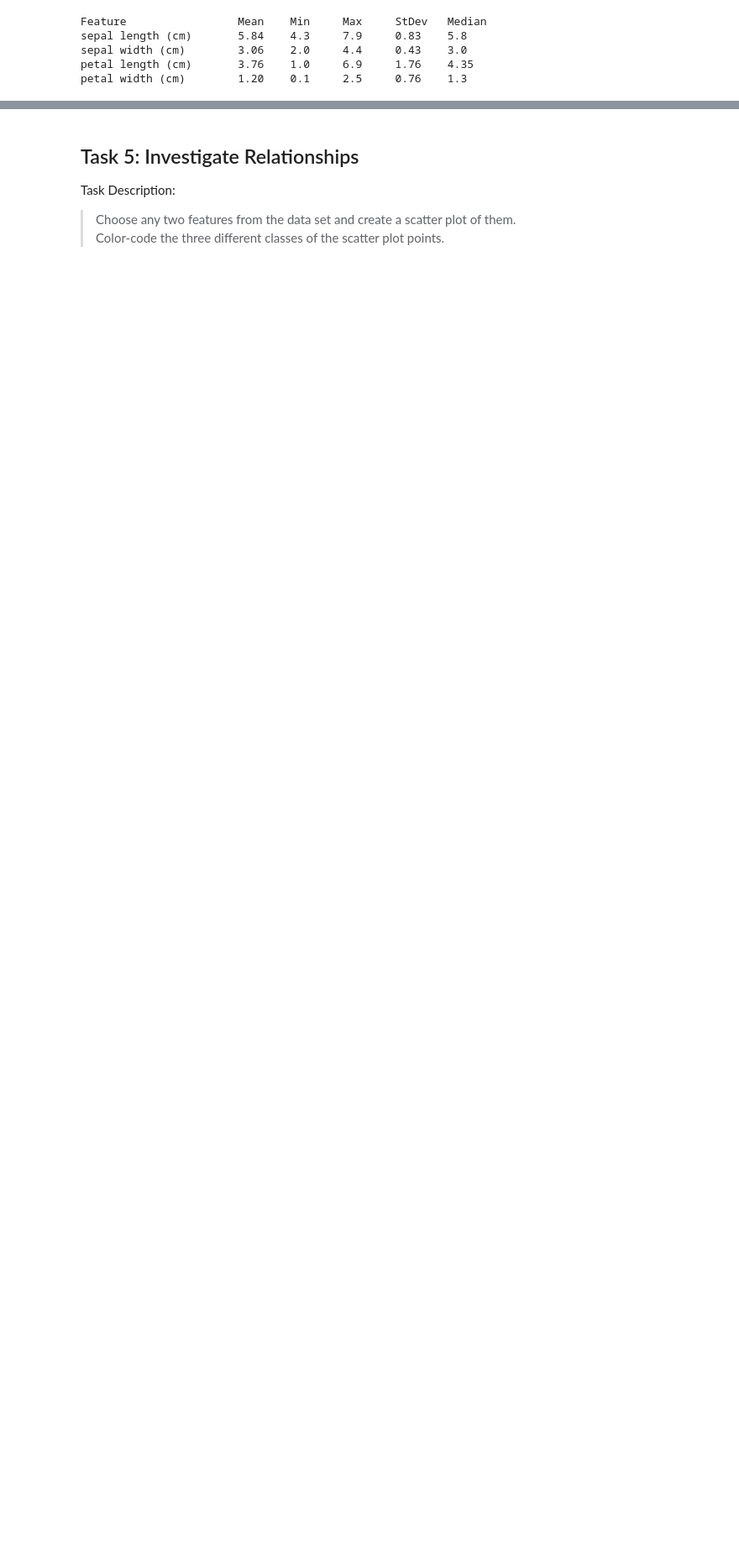
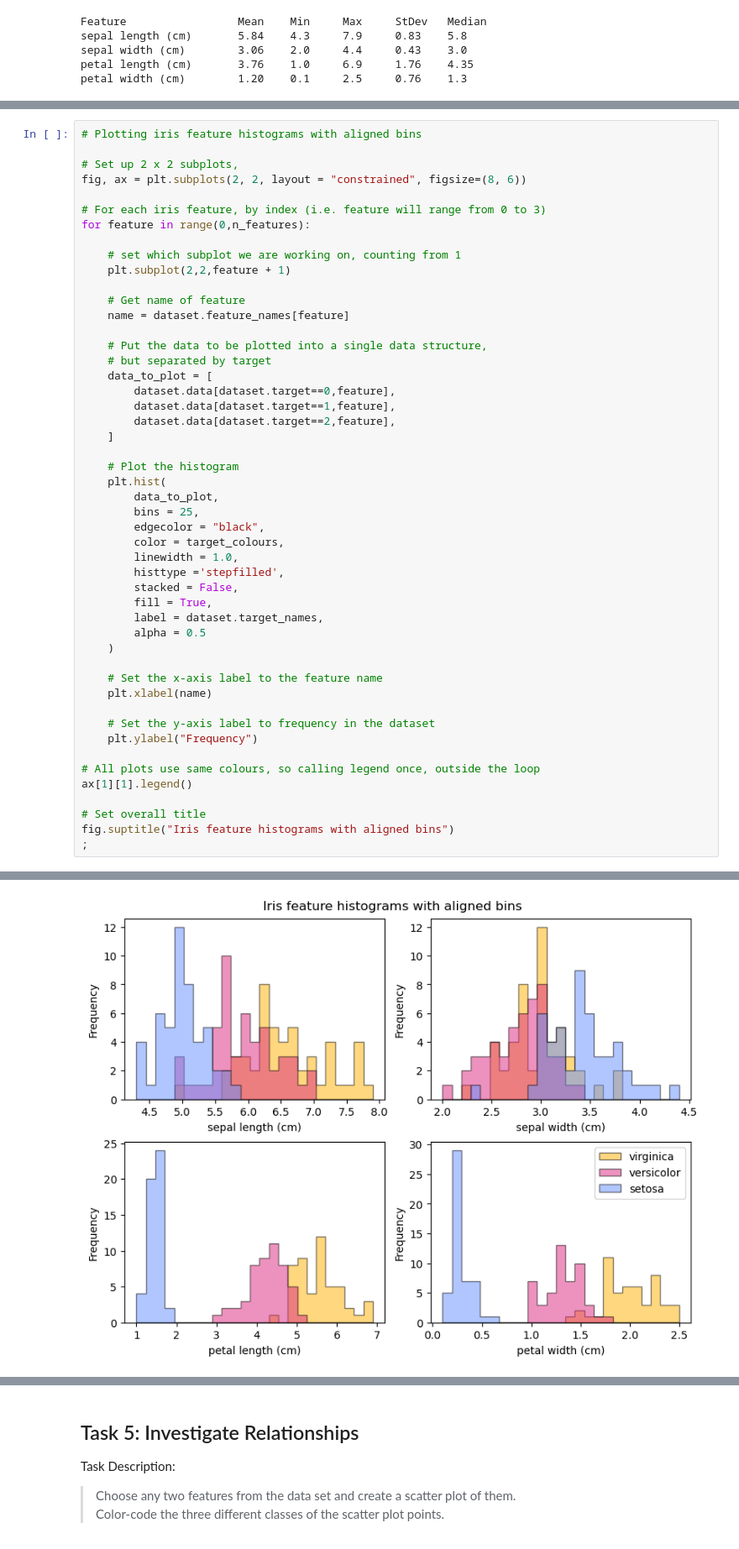
Before and after one commit to SuColl/principles_of_data_analytics, a Jupyter notebook: tasks.ipynb, the cells around one changed output, grey strips where cells are left out. Shown: that part at 84% size. Drawn from its saved outputs; the diff is of its cells as text; blank space fills up the shorter version.

```diff
--- a/tasks.ipynb
+++ b/tasks.ipynb
@@ -299,0 +323,50 @@ For petal length and petal width, the Setosa samples are clearly separated from
+# %%
+# Plotting iris feature histograms with aligned bins
+
+# Set up 2 x 2 subplots,
+fig, ax = plt.subplots(2, 2, layout = "constrained", figsize=(8, 6))
+
+# For each iris feature, by index (i.e. feature will range from 0 to 3)
+for feature in range(0,n_features):
+
+    # set which subplot we are working on, counting from 1
+    plt.subplot(2,2,feature + 1)
+
+    # Get name of feature
+    name = dataset.feature_names[feature]
+
+    # Put the data to be plotted into a single data structure,
+    # but separated by target
+    data_to_plot = [
+        dataset.data[dataset.target==0,feature],
+        dataset.data[dataset.target==1,feature],
+        dataset.data[dataset.target==2,feature],
+    ]
+
+    # Plot the histogram
+    plt.hist(
+        data_to_plot,
+        bins = 25,
+        edgecolor = "black",
+        color = target_colours,
+        linewidth = 1.0,
+        histtype ='stepfilled',
+        stacked = False,
+        fill = True,
+        label = dataset.target_names,
+        alpha = 0.5
+    )
+
+    # Set the x-axis label to the feature name
+    plt.xlabel(name)
+
+    # Set the y-axis label to frequency in the dataset
+    plt.ylabel("Frequency")
+
+# All plots use same colours, so calling legend once, outside the loop
+ax[1][1].legend()
+
+# Set overall title
+fig.suptitle("Iris feature histograms with aligned bins")
+;
+# %% [output]
@@ -299,0 +374 @@ For petal length and petal width, the Setosa samples are clearly separated from
+[figure, added]
```
Also changed, not shown: parts of 13 cells of this notebook.
